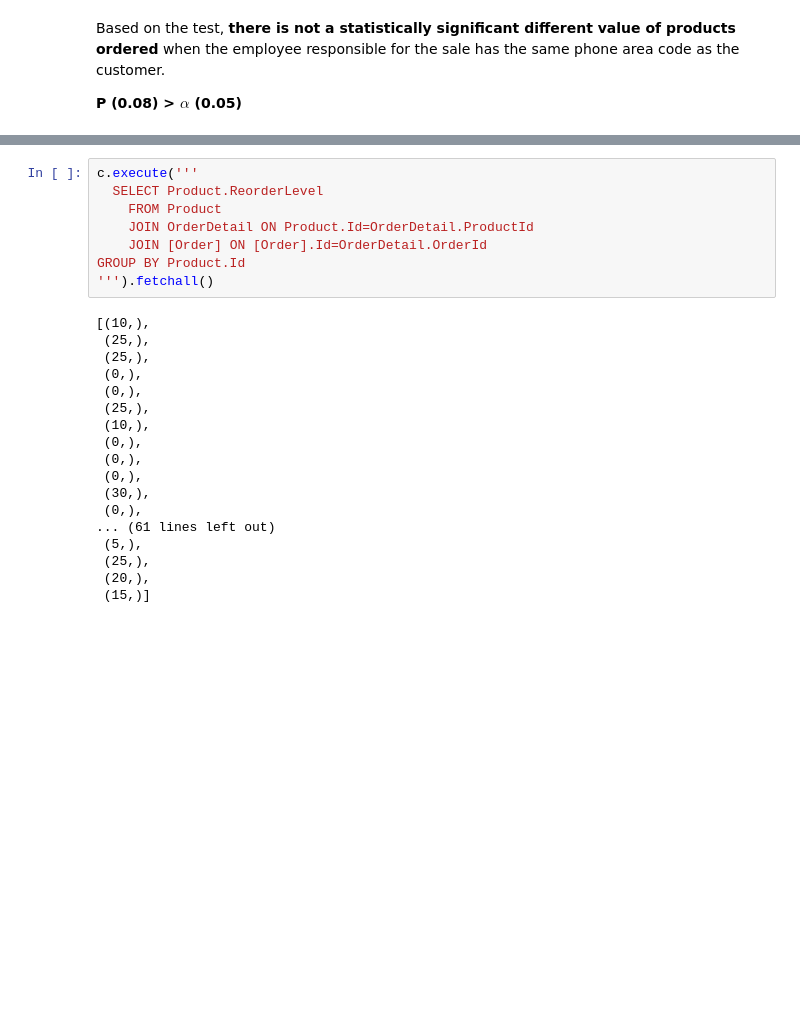
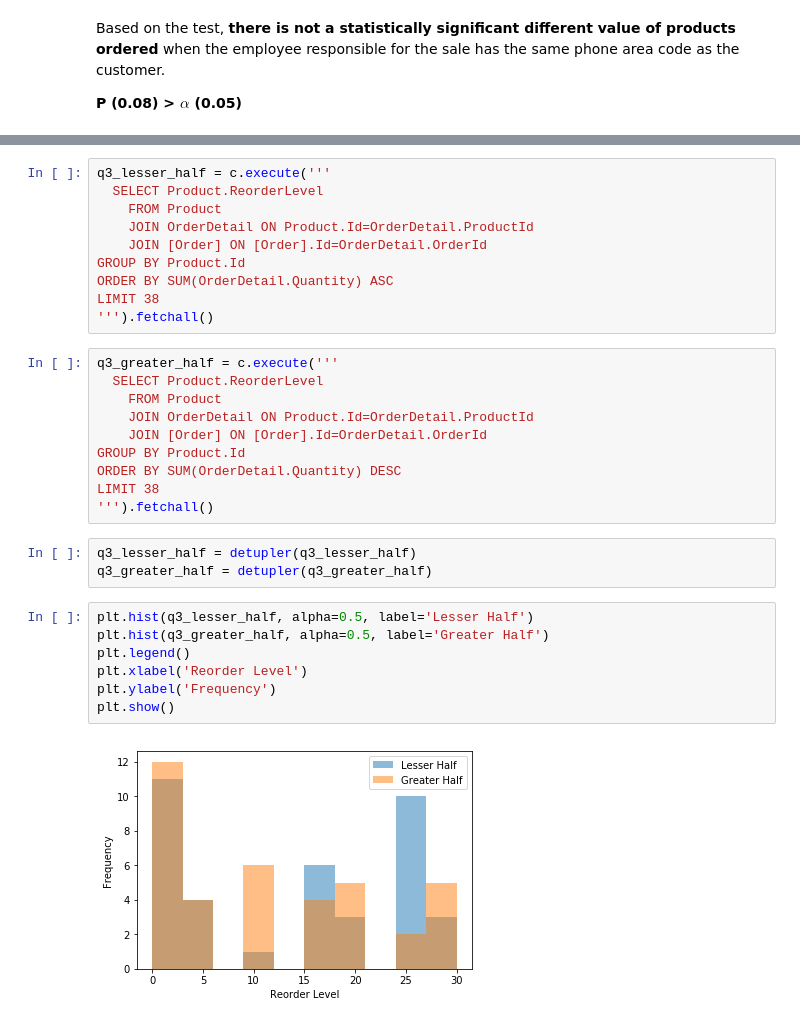
Before and after one commit to partytax/dsc-2-final-project-online-ds-pt-112618, a Jupyter notebook: work.ipynb, the cells around one changed output, grey strips where cells are left out. Saved outputs shown, nothing was run; the diff lists cells and outputs as text; blank space fills up the shorter version.

```diff
--- a/work.ipynb
+++ b/work.ipynb
@@ -360,26 +439,32 @@ Based on the test, **there is not a statistically significant different value of
 # %%
-c.execute('''
+q3_lesser_half = c.execute('''
   SELECT Product.ReorderLevel
     FROM Product
     JOIN OrderDetail ON Product.Id=OrderDetail.ProductId
     JOIN [Order] ON [Order].Id=OrderDetail.OrderId
 GROUP BY Product.Id
+ORDER BY SUM(OrderDetail.Quantity) ASC
+LIMIT 38
 ''').fetchall()
-# %% [output]
-[(10,),
- (25,),
- (25,),
- (0,),
- (0,),
- (25,),
- (10,),
- (0,),
- (0,),
- (0,),
- (30,),
- (0,),
-... (61 lines left out)
- (5,),
- (25,),
- (20,),
- (15,)]
+# %%
+q3_greater_half = c.execute('''
+  SELECT Product.ReorderLevel
+    FROM Product
+    JOIN OrderDetail ON Product.Id=OrderDetail.ProductId
+    JOIN [Order] ON [Order].Id=OrderDetail.OrderId
+GROUP BY Product.Id
+ORDER BY SUM(OrderDetail.Quantity) DESC
+LIMIT 38
+''').fetchall()
+# %%
+q3_lesser_half = detupler(q3_lesser_half)
+q3_greater_half = detupler(q3_greater_half)
+# %%
+plt.hist(q3_lesser_half, alpha=0.5, label='Lesser Half')
+plt.hist(q3_greater_half, alpha=0.5, label='Greater Half')
+plt.legend()
+plt.xlabel('Reorder Level')
+plt.ylabel('Frequency')
+plt.show()
+# %% [output]
+[figure, added]
```
Also changed, not shown: parts of 48 cells of this notebook, 5 other files.
